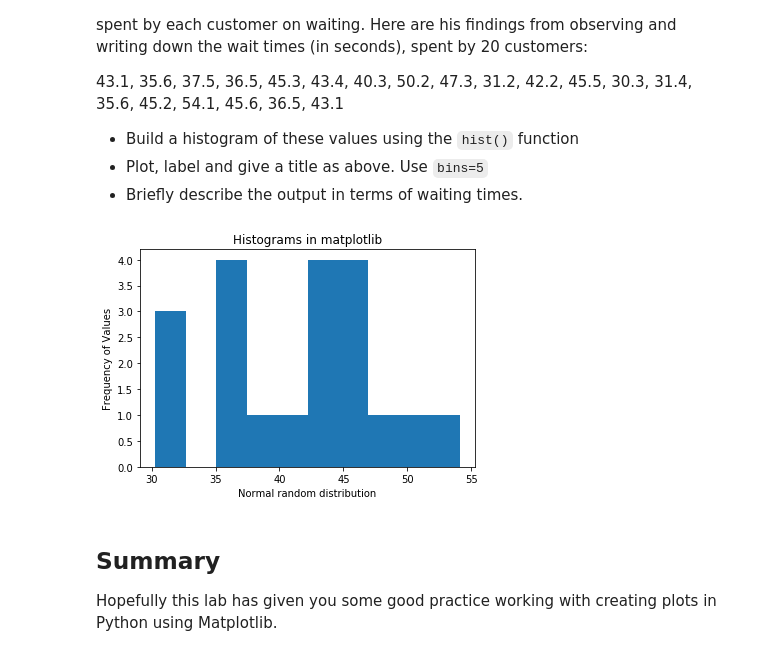
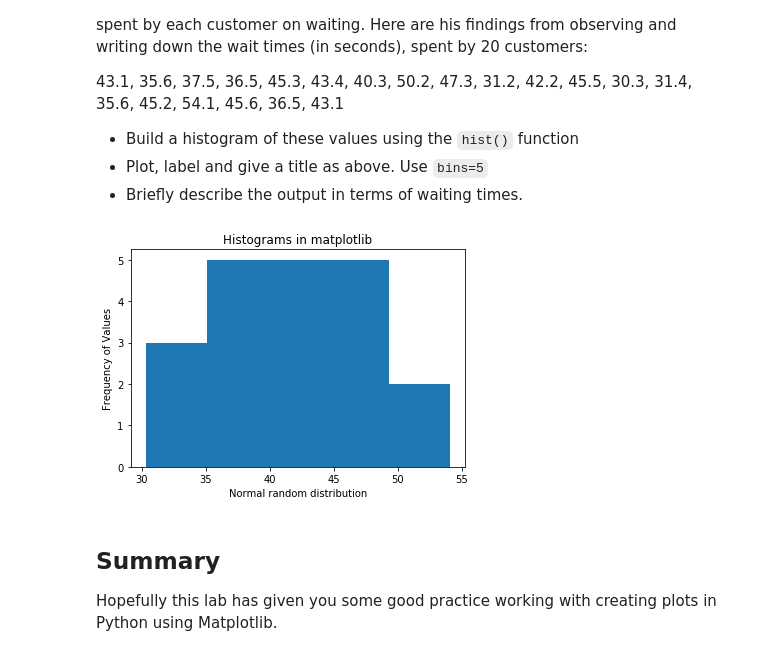
Before and after one commit to fleralle/dsc-data-viz-lab-houston-ds-042219, a Jupyter notebook: index.ipynb, the cells around one changed output. Drawn from its saved outputs; the diff is of its cells as text; code cells hidden in the pictures.

```diff
--- a/index.ipynb
+++ b/index.ipynb
@@ -110,24 +110,24 @@ Joe is the branch manager at a bank. Recently, Joe been receiving customer feedb
 # %%
 # import the required libraries
 import numpy as np
 import matplotlib.pyplot as plt
 
 # Set plot space as inline for inline plots and qt for external plots
 %matplotlib inline
 
 x = [43.1, 35.6, 37.5, 36.5, 45.3, 43.4, 40.3, 50.2, 47.3, 31.2, 42.2, 45.5, 30.3, 31.4, 35.6, 45.2, 54.1, 45.6, 36.5, 43.1]
 
 #Plot the distogram with hist() function
 #Plot the distogram with hist() function
-plt.hist(x, bins = 10)
+plt.hist(x, bins = 5)
 
 # Label, give title and show the plot
 plt.xlabel('Normal random distribution')
 plt.ylabel('Frequency of Values')
 plt.title('Histograms in matplotlib')
 plt.show()
 # %% [output]
-[figure, old version]
+[figure, new version]
 # %% [markdown]
 ## Summary
 
```
